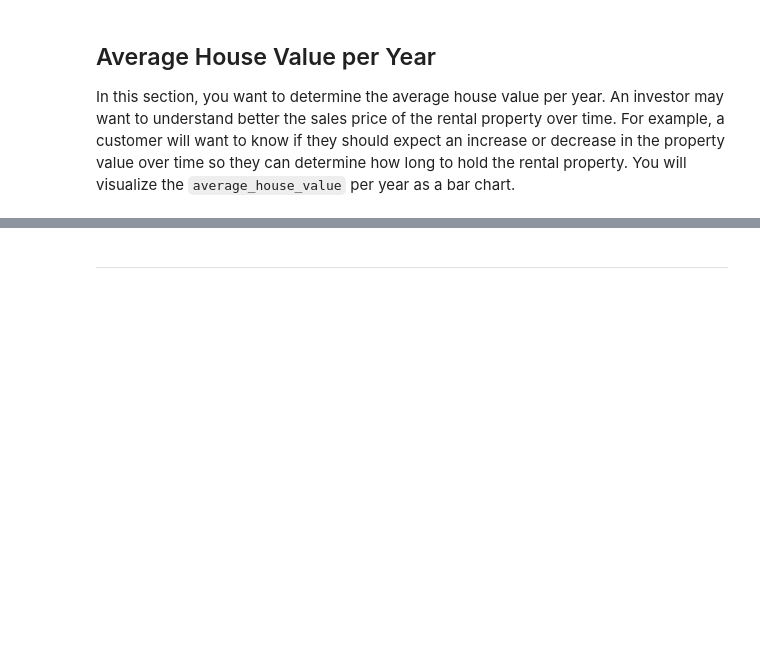
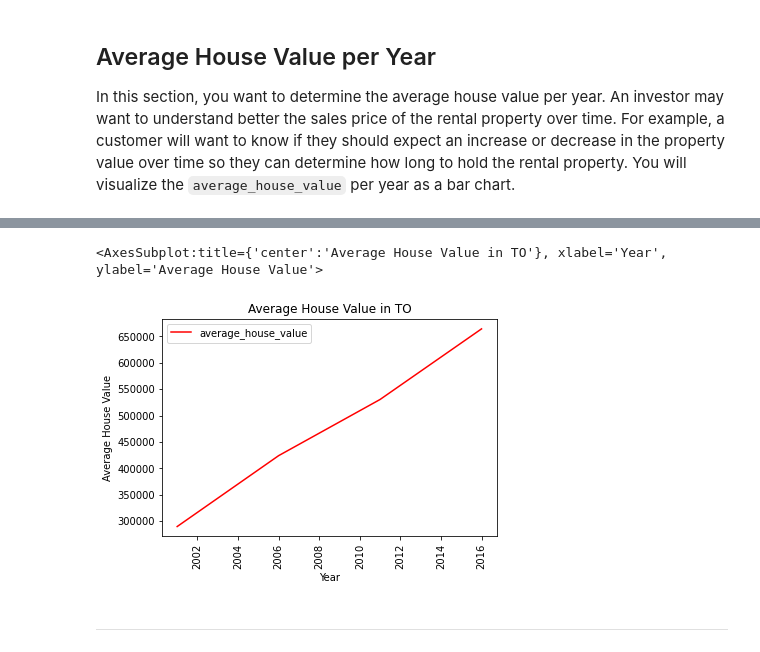
Before and after one commit to MoBerr/Pythonic_Monopoly, a Jupyter notebook: Starter_Code/rental_analysis.ipynb, the cells around one changed output, grey strips where cells are left out. Drawn from its saved outputs; the diff is of its cells as text; code cells hidden in the pictures; blank space fills up the shorter version.

```diff
--- a/Starter_Code/rental_analysis.ipynb
+++ b/Starter_Code/rental_analysis.ipynb
@@ -140,4 +168,5 @@ TypeError: create_line_chart() missing 5 required positional arguments: 'data',
 In this section, you want to determine the average house value per year. An investor may want to understand better the sales price of the rental property over time. For example, a customer will want to know if they should expect an increase or decrease in the property value over time so they can determine how long to hold the rental property. You will visualize the `average_house_value` per year as a bar chart.
 # %%
 # Calculate the average house value per year
-# YOUR CODE HERE!
+average_house_value_df = to_data[['average_house_value']].groupby([to_data.index]).mean()
+average_house_value_df
@@ -144,6 +180,10 @@ In this section, you want to determine the average house value per year. An inve
 # %%
 # Plot the average house value per year as a line chart
-# YOUR CODE HERE!
+line_chart_for_house_value = create_line_chart(average_house_value_df,"Average House Value in TO","Year","Average House Value","Red")
+line_chart_for_house_value
+# %% [output]
+<AxesSubplot:title={'center':'Average House Value in TO'}, xlabel='Year', ylabel='Average House Value'>
+[figure, added]
 # %% [markdown]
 - - -
 # %% [markdown]
```
Also changed, not shown: parts of 28 cells of this notebook, 1 other file.
